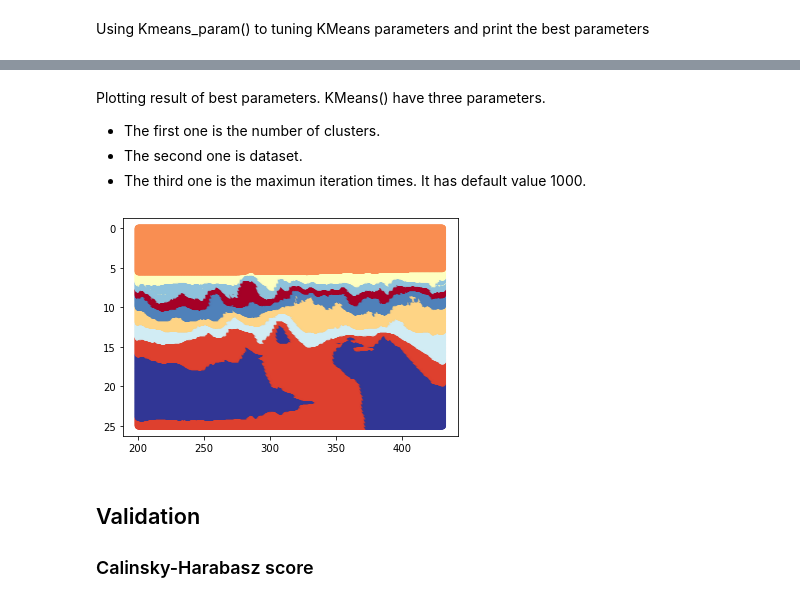
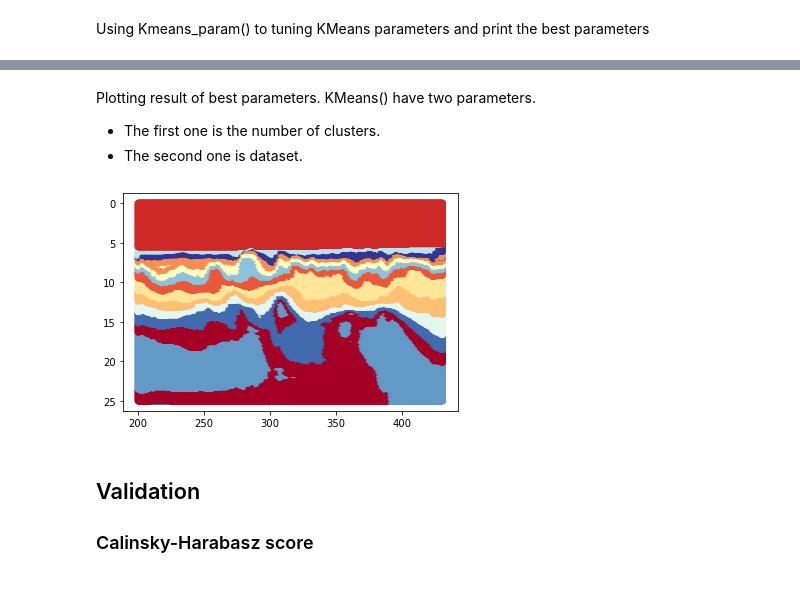
Before and after one commit to acse-yc220/finalProject, a Jupyter notebook: realData.ipynb, the cells around one changed output, grey strips where cells are left out. Cells and saved outputs as stored; diff of their text form; code cells hidden in the pictures.

Commit message:
delete tunning iteration times

```diff
--- a/realData.ipynb
+++ b/realData.ipynb
@@ -69,14 +69,13 @@ print(parameters_k)
 # %% [markdown]
 Plotting result of best parameters.
-KMeans() have three parameters.
+KMeans() have two parameters.
 - The first one is the number of clusters.
 - The second one is dataset.
-- The third one is the maximun iteration times. It has default value 1000.
 # %%
-result_k = kMeans(9, vs, 10)
+result_k = kMeans(13, vs)
 plotResult(data_preprocessing, result_k)
 # %% [output]
-[figure, old version]
+[figure, new version]
 # %% [markdown]
 ## Validation
 ### Calinsky-Harabasz score
```
Also changed, not shown: parts of 5 cells of this notebook.
